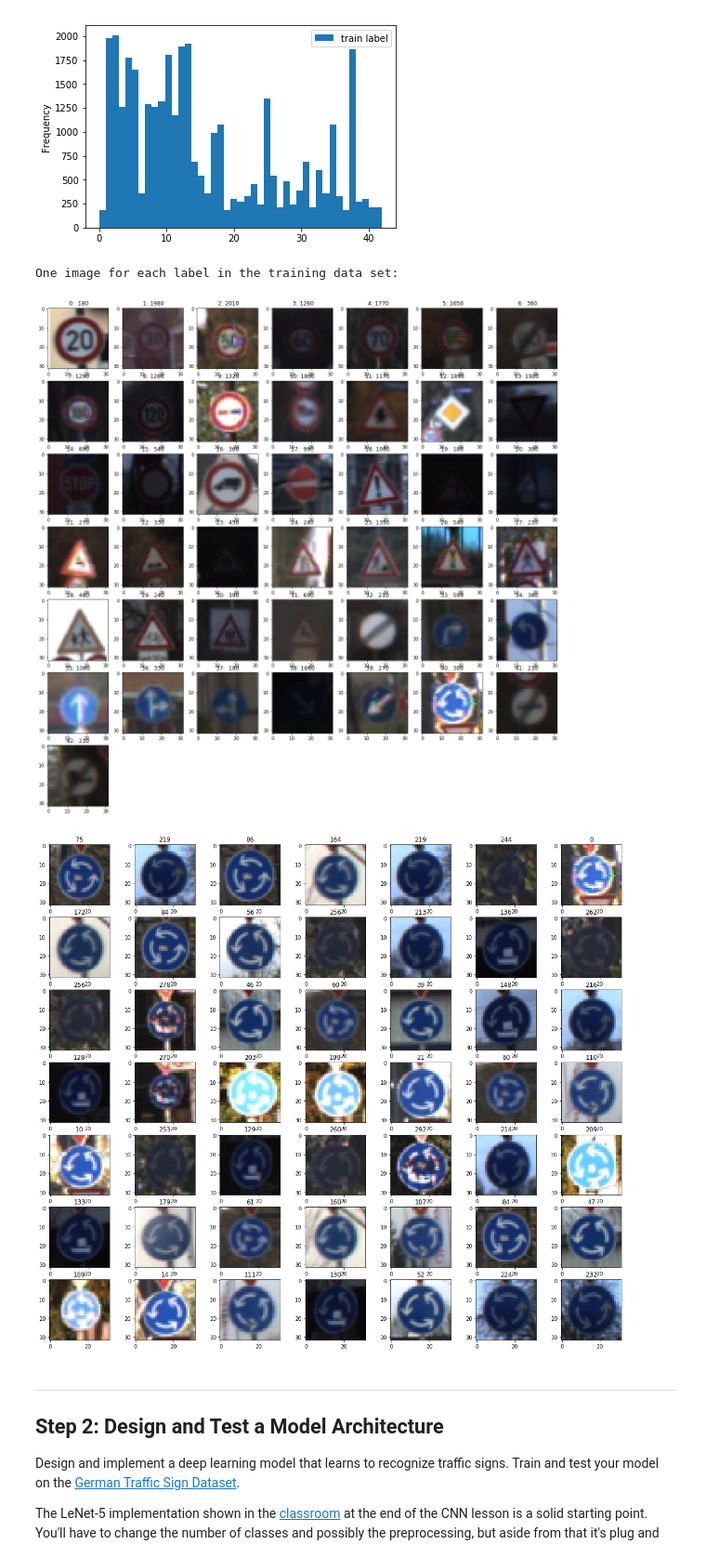
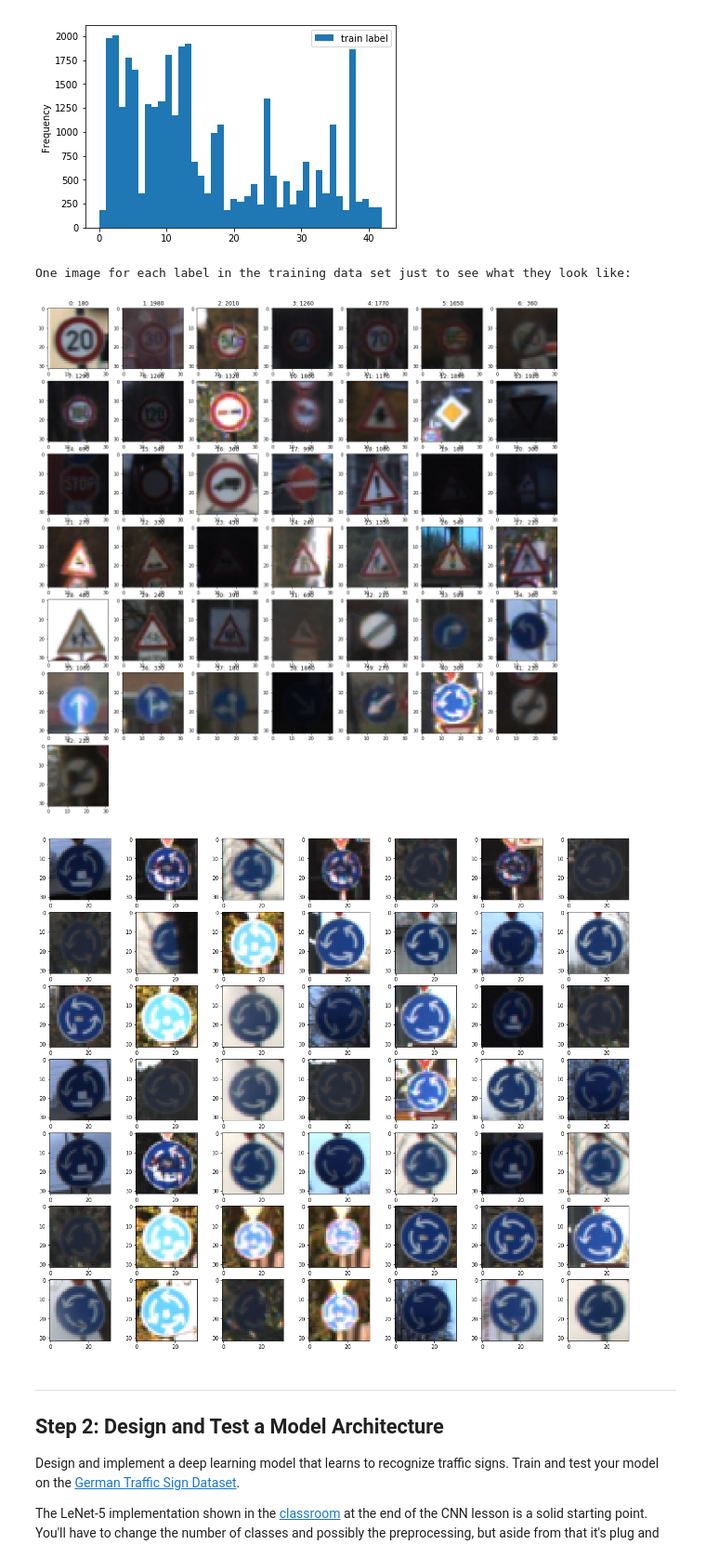
Before and after one commit to pkovarynng/CarND-Traffic-Sign-Classifier-Project, a Jupyter notebook: Traffic_Sign_Classifier.ipynb, the cells around one changed output. Shown at 93% size. Saved outputs shown, nothing was run; the diff lists cells and outputs as text; code cells hidden in the pictures.

```diff
--- a/Traffic_Sign_Classifier.ipynb
+++ b/Traffic_Sign_Classifier.ipynb
@@ -134,7 +134,7 @@ Representation of labels in the training dataset:
 40:  300   41:  210   42:  210
 [figure]
 # %%
-print('One image for each label in the training data set:')
+print('One image for each label in the training data set just to see what they look like:')
 images = []
 for yi in range(n_classes):
     for xi in range(n_train):
@@ -148,23 +148,28 @@ for i, image in enumerate(images):
     plt.title('{:>2}: {:>4}'.format(i, label_counts[i]))
     plt.imshow(image)
 # %% [output]
-One image for each label in the training data set:
+One image for each label in the training data set just to see what they look like:
 [figure]
 # %%
+### This code cell can be skipped
+### I use this code cell to have a look at a number of images of a label of interest at once
+import cv2
+
+label_of_interest = 40 # 40: "Roundabout mandatory"
+
 images = []
 for xi in range(n_train):
-    if y_train[xi] == 40:
+    if y_train[xi] == label_of_interest:
         images.append(X_train[xi].squeeze())
 
 plt.figure(figsize=(20,20))
 for i in range(49):
     index = random.randint(0, len(images)-1)
     image = images[index]
     plt.subplot(8, 7, i + 1)
-    plt.title('{}'.format(index))
     plt.imshow(image)
 # %% [output]
-[figure, old version]
+[figure, new version]
 # %% [markdown]
 ----
 
```
Also changed, not shown: parts of 11 cells of this notebook.
